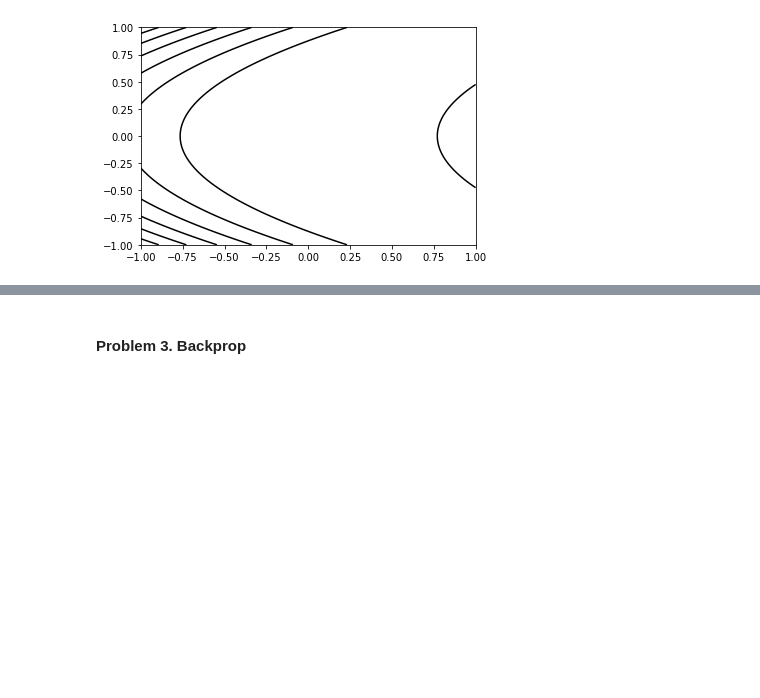
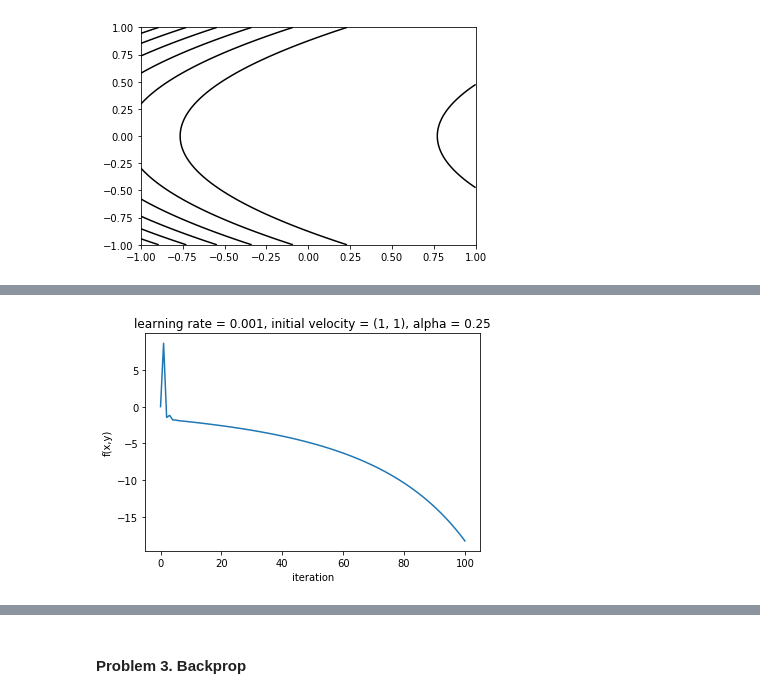
Before and after one commit to trevoradriaanse/ANLY590, a Jupyter notebook: assignments/hw2/hw2.ipynb, the cells around one changed output, grey strips where cells are left out. Cells and saved outputs as stored; diff of their text form; code cells hidden in the pictures; blank space fills up the shorter version.

```diff
--- a/assignments/hw2/hw2.ipynb
+++ b/assignments/hw2/hw2.ipynb
@@ -190,0 +228,14 @@ grad_descent_momentum(1, 10, 1000, 0.01, initial_velocity=(0.1,0.1), alpha=0.01)
+# %%
+xs = grad_descent_momentum(1, 1, 100, 0.001, initial_velocity=(1,1), alpha=0.25)
+X = [i[0] for i in xs]
+Y = [i[2] for i in xs]
+#plt.plot(X, '-')
+plt.xlabel('iteration')
+plt.ylabel('x')
+plt.plot(Y)
+plt.ylabel('f(x,y)')
+plt.title('learning rate = 0.001, initial velocity = (1, 1), alpha = 0.25')
+
+plt.show()
+# %% [output]
+[figure, added]
```
Also changed, not shown: parts of 35 cells of this notebook.
